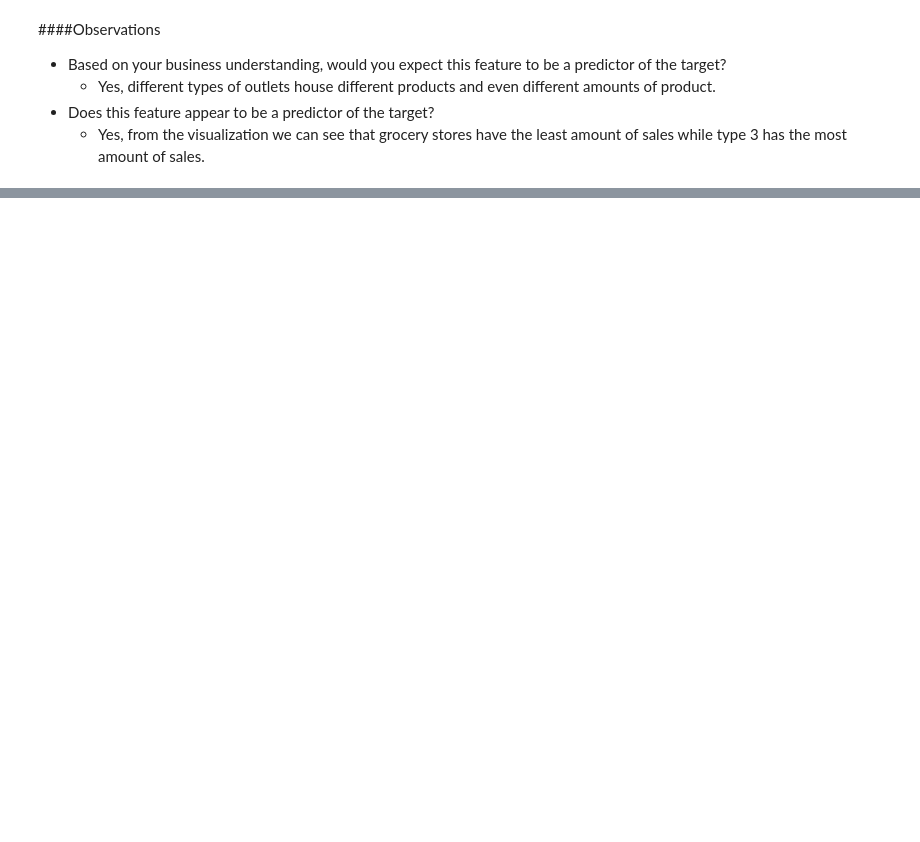
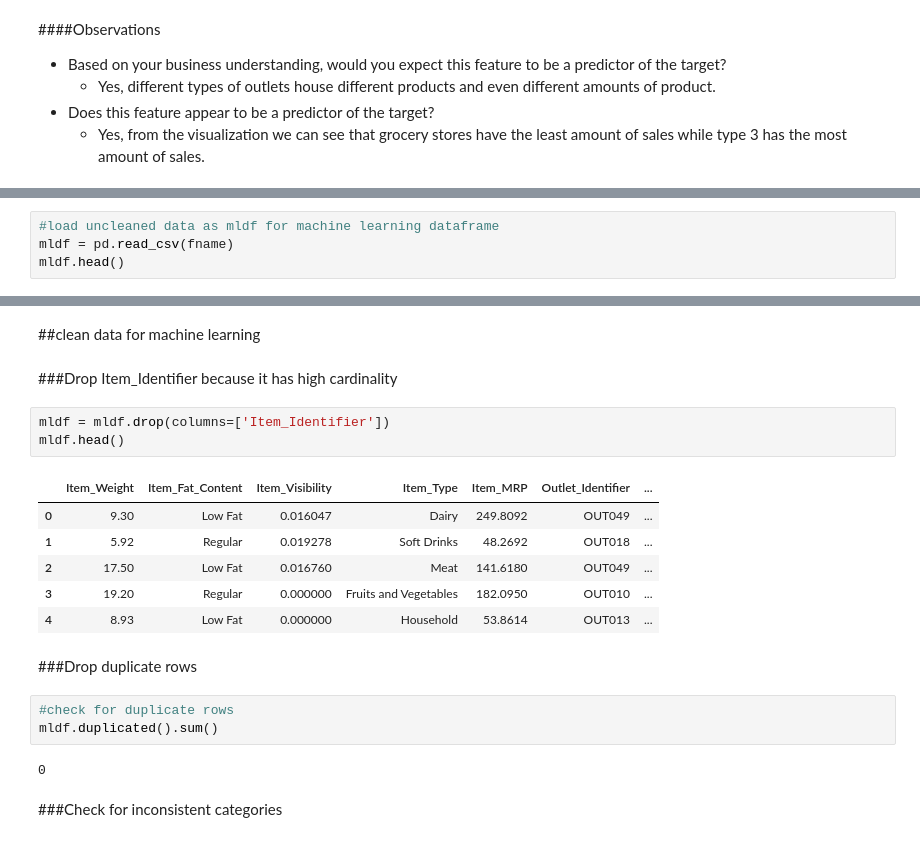
Before and after one commit to SpreeC/Prediction-of-Product-Sales, a Jupyter notebook: Prediction_of_Product_Sales.ipynb, the cells around one changed output, grey strips where cells are left out. Drawn from its saved outputs; the diff is of its cells as text; blank space fills up the shorter version.

```diff
--- a/Prediction_of_Product_Sales.ipynb
+++ b/Prediction_of_Product_Sales.ipynb
@@ -975,0 +993,4 @@ plot_categorical_vs_target(df, 'Outlet_Type');
+# %%
+#load uncleaned data as mldf for machine learning dataframe
+mldf = pd.read_csv(fname)
+mldf.head()
@@ -975,0 +1027,23 @@ plot_categorical_vs_target(df, 'Outlet_Type');
+# %% [markdown]
+##clean data for machine learning
+# %% [markdown]
+###Drop Item_Identifier because it has high cardinality
+# %%
+mldf = mldf.drop(columns=['Item_Identifier'])
+mldf.head()
+# %% [output]
+|  | Item_Weight | Item_Fat_Content | Item_Visibility | Item_Type | Item_MRP | Outlet_Identifier | ... |
+| 0 | 9.30 | Low Fat | 0.016047 | Dairy | 249.8092 | OUT049 | ... |
+| 1 | 5.92 | Regular | 0.019278 | Soft Drinks | 48.2692 | OUT018 | ... |
+| 2 | 17.50 | Low Fat | 0.016760 | Meat | 141.6180 | OUT049 | ... |
+| 3 | 19.20 | Regular | 0.000000 | Fruits and Vegetables | 182.0950 | OUT010 | ... |
+| 4 | 8.93 | Low Fat | 0.000000 | Household | 53.8614 | OUT013 | ... |
+# %% [markdown]
+###Drop duplicate rows
+# %%
+#check for duplicate rows
+mldf.duplicated().sum()
+# %% [output]
+0
+# %% [markdown]
+###Check for inconsistent categories
```
Also changed, not shown: parts of 44 cells of this notebook.
